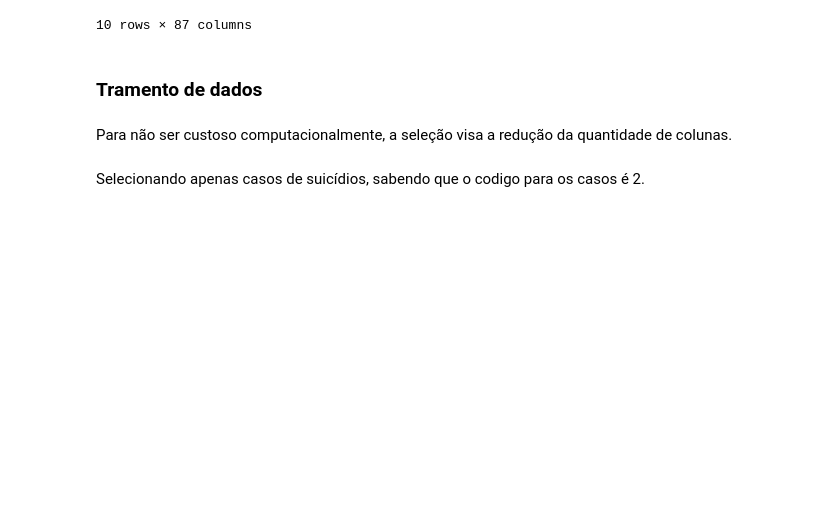
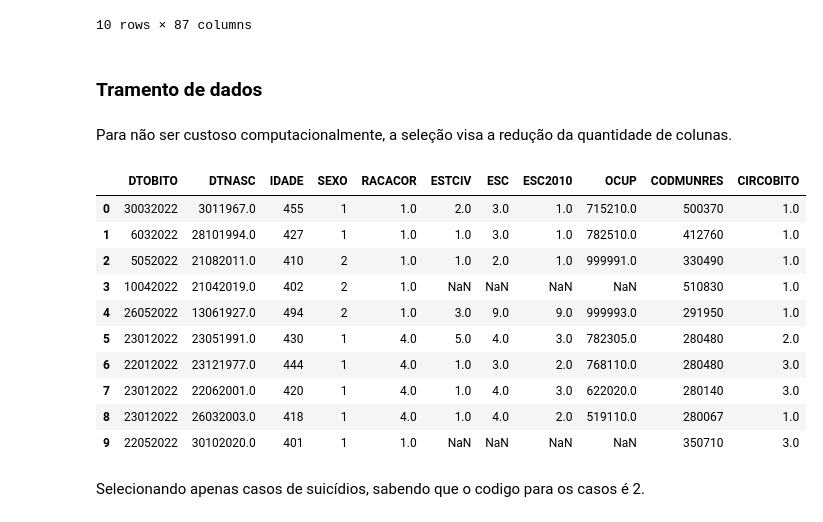
Before and after one commit to JeanPonte/ProjectETE_S, a Jupyter notebook: Code_S.ipynb, the cells around one changed output. Cells and saved outputs as stored; diff of their text form; code cells hidden in the pictures; blank space fills up the shorter version.

```diff
--- a/Code_S.ipynb
+++ b/Code_S.ipynb
@@ -45,6 +43,18 @@ df_local = df_geral[['CONTADOR','NATURAL','CODMUNNATU','CODMUNRES','CODMUNOCOR']
 # %%
 df_geral = pd.read_csv(file,encoding='latin-1',usecols=colunas_selecionadas)
-df_colunas_selecionadas = df_geral[colunas_selecionadas]
+df_geral.head(10)
+# %% [output]
+|  | DTOBITO | DTNASC | IDADE | SEXO | RACACOR | ESTCIV | ESC | ESC2010 | OCUP | CODMUNRES | CIRCOBITO |
+| 0 | 30032022 | 3011967.0 | 455 | 1 | 1.0 | 2.0 | 3.0 | 1.0 | 715210.0 | 500370 | 1.0 |
+| 1 | 6032022 | 28101994.0 | 427 | 1 | 1.0 | 1.0 | 3.0 | 1.0 | 782510.0 | 412760 | 1.0 |
+| 2 | 5052022 | 21082011.0 | 410 | 2 | 1.0 | 1.0 | 2.0 | 1.0 | 999991.0 | 330490 | 1.0 |
+| 3 | 10042022 | 21042019.0 | 402 | 2 | 1.0 | NaN | NaN | NaN | NaN | 510830 | 1.0 |
+| 4 | 26052022 | 13061927.0 | 494 | 2 | 1.0 | 3.0 | 9.0 | 9.0 | 999993.0 | 291950 | 1.0 |
+| 5 | 23012022 | 23051991.0 | 430 | 1 | 4.0 | 5.0 | 4.0 | 3.0 | 782305.0 | 280480 | 2.0 |
+| 6 | 22012022 | 23121977.0 | 444 | 1 | 4.0 | 1.0 | 3.0 | 2.0 | 768110.0 | 280480 | 3.0 |
+| 7 | 23012022 | 22062001.0 | 420 | 1 | 4.0 | 1.0 | 4.0 | 3.0 | 622020.0 | 280140 | 3.0 |
+| 8 | 23012022 | 26032003.0 | 418 | 1 | 4.0 | 1.0 | 4.0 | 2.0 | 519110.0 | 280067 | 1.0 |
+| 9 | 22052022 | 30102020.0 | 401 | 1 | 1.0 | NaN | NaN | NaN | NaN | 350710 | 3.0 |
 # %% [markdown]
 Selecionando apenas casos de suicídios, sabendo que o codigo para os casos é 2.
 # %%
```
Also changed, not shown: parts of 25 cells of this notebook, 1 other file.
